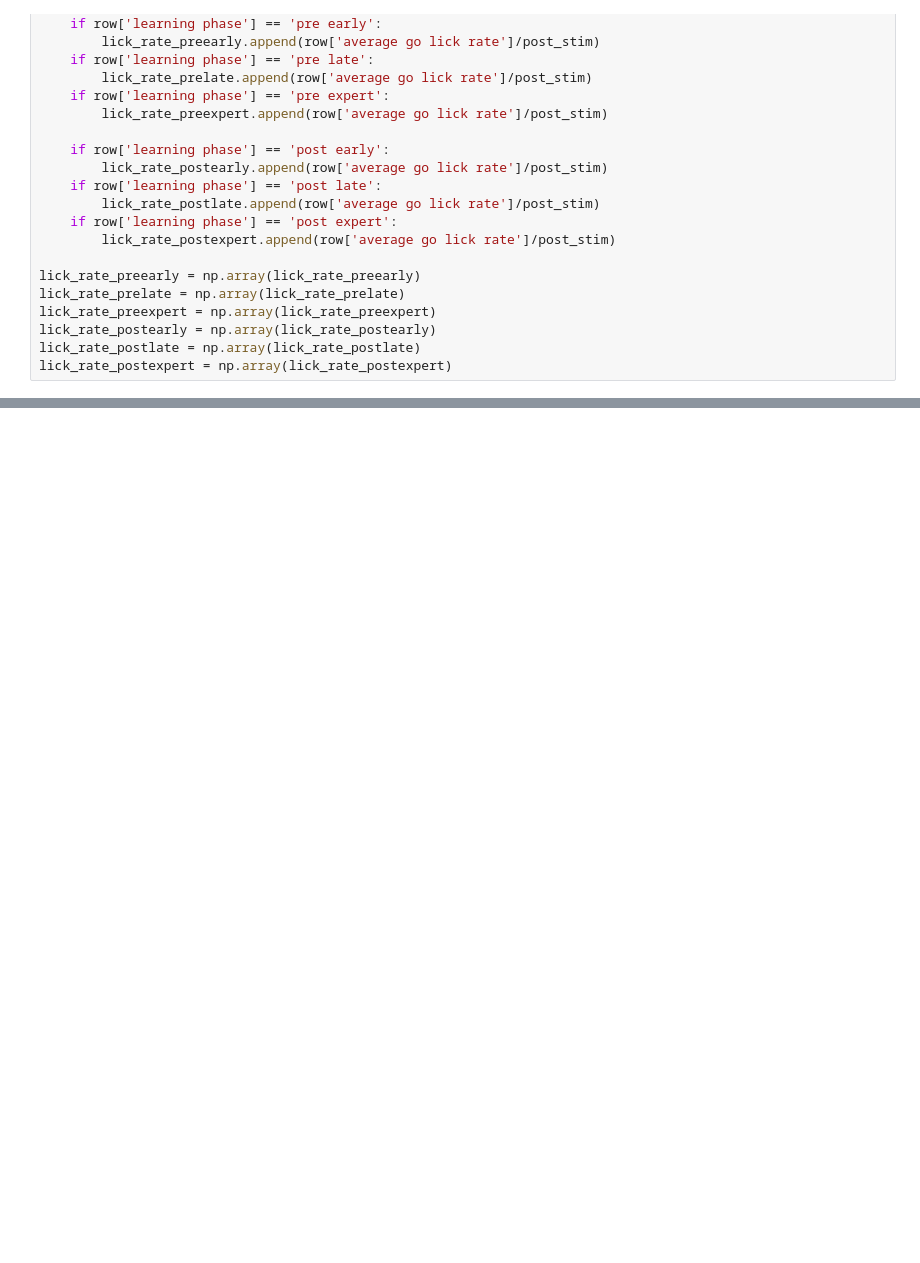
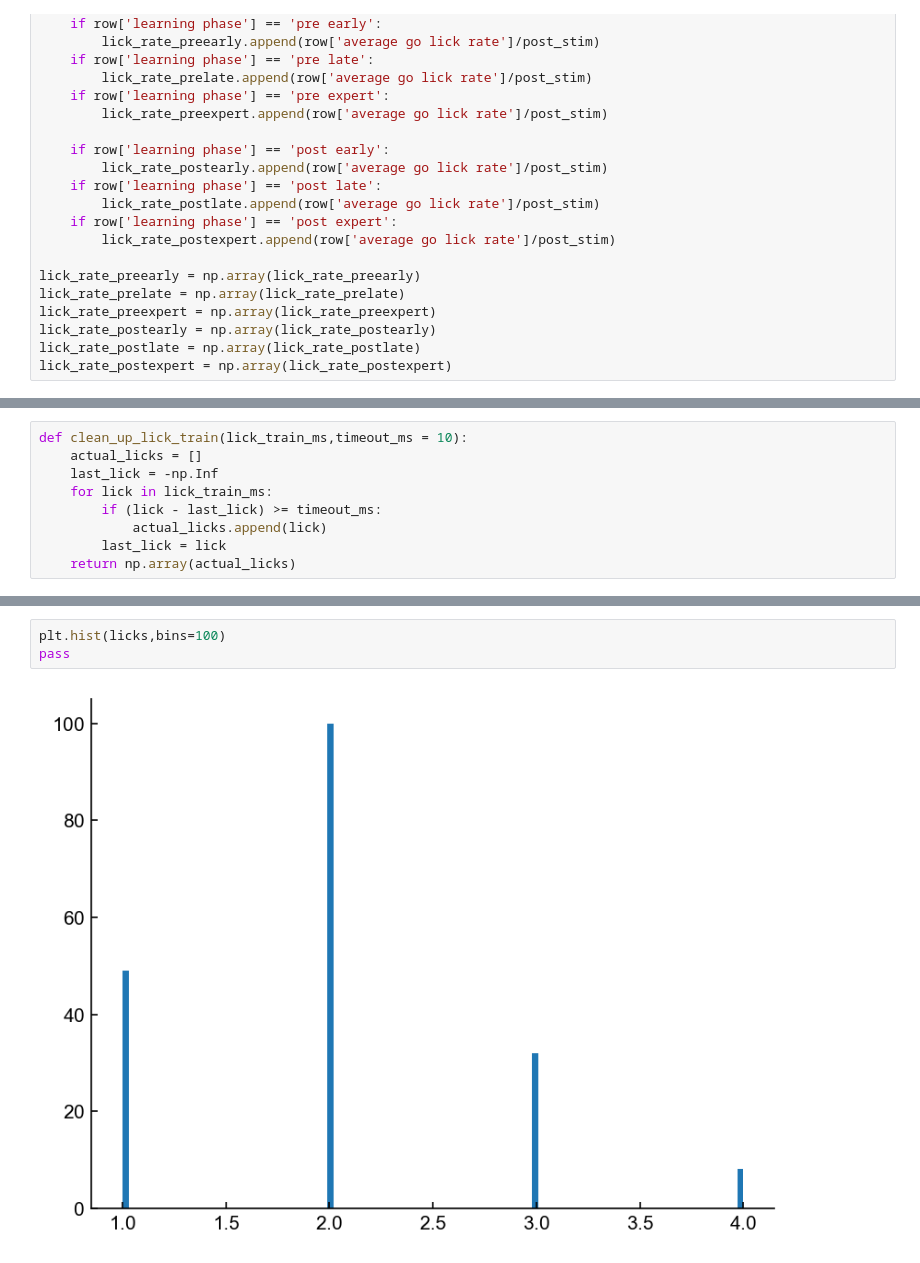
Before and after one commit to InsanallyLab/TothSidleck2024, a Jupyter notebook: Notebooks/Revisions/Lick Rate Over Learning.ipynb, the cells around one changed output, grey strips where cells are left out. Drawn from its saved outputs; the diff is of its cells as text; blank space fills up the shorter version.

```diff
--- a/Notebooks/Revisions/Lick Rate Over Learning.ipynb
+++ b/Notebooks/Revisions/Lick Rate Over Learning.ipynb
@@ -652,0 +731,9 @@ post-early to post-expert: 0.8796977299778175
+# %%
+def clean_up_lick_train(lick_train_ms,timeout_ms = 10):
+    actual_licks = []
+    last_lick = -np.Inf
+    for lick in lick_train_ms:
+        if (lick - last_lick) >= timeout_ms:
+            actual_licks.append(lick)
+        last_lick = lick
+    return np.array(actual_licks)
@@ -652,0 +788,5 @@ post-early to post-expert: 0.8796977299778175
+# %%
+plt.hist(licks,bins=100)
+pass
+# %% [output]
+[figure, added]
```
Also changed, not shown: parts of 21 cells of this notebook.
